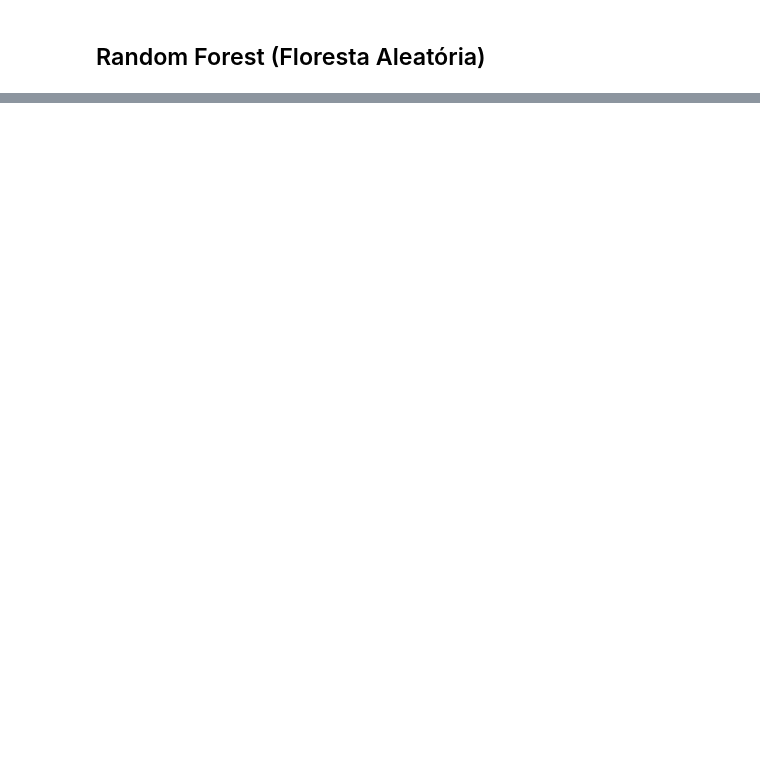
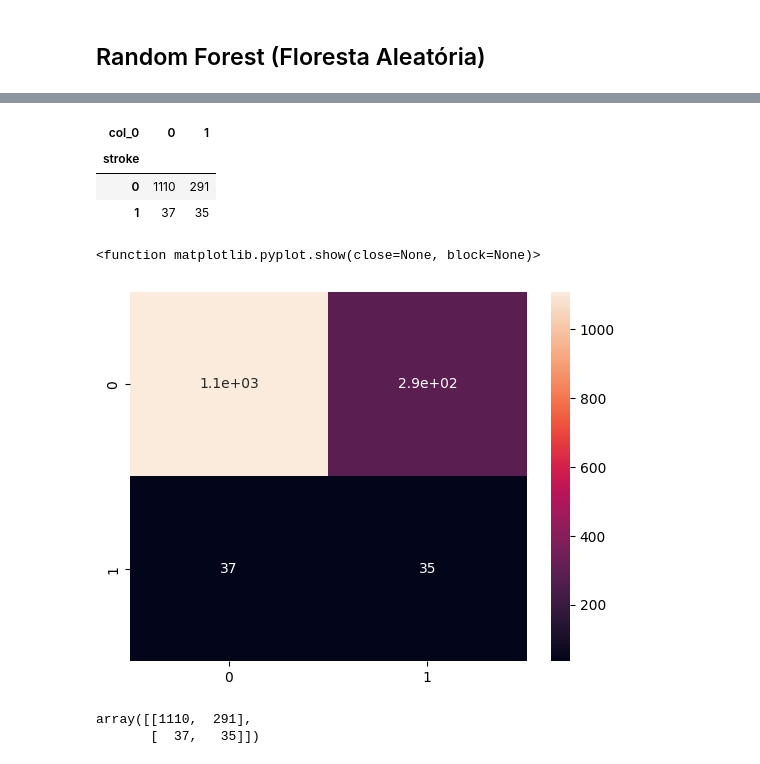
Before and after one commit to Leo-alves2/Acidente_Vascular-Cerebral, a Jupyter notebook: Analise.ipynb, the cells around one changed output, grey strips where cells are left out. Cells and saved outputs as stored; diff of their text form; code cells hidden in the pictures; blank space fills up the shorter version.

```diff
--- a/Analise.ipynb
+++ b/Analise.ipynb
@@ -1164,0 +1534,8 @@ Essas métricas fornecem informações sobre o desempenho do modelo de classific
+# %%
+# Criando uma instância do modelo
+
+model = SVC(kernel= 'rbf', C= 1.0, gamma= 'scale', probability= True)
+# %%
+# Treinando o modelo
+
+model.fit(x_train_smote, y_train_smote)
@@ -1164,0 +1544,4 @@ Essas métricas fornecem informações sobre o desempenho do modelo de classific
+# %%
+# Fazendo previsões
+
+y_pred_svc = model.predict(x_test)
@@ -1164,0 +1563,19 @@ Essas métricas fornecem informações sobre o desempenho do modelo de classific
+# %%
+pd.crosstab(y_test, y_pred_svc)
+# %% [output]
+| col_0 | 0 | 1 |
+| stroke |  |  |
+| 0 | 1110 | 291 |
+| 1 | 37 | 35 |
+# %%
+conf = confusion_matrix(y_test, y_pred_svc)
+sns.heatmap(conf, annot = True)
+plt.show
+# %% [output]
+<function matplotlib.pyplot.show(close=None, block=None)>
+[figure, added]
+# %%
+confusion_matrix(y_test, y_pred_svc)
+# %% [output]
+array([[1110,  291],
+       [  37,   35]])
```
Also changed, not shown: parts of 87 cells of this notebook, 2 other files.
